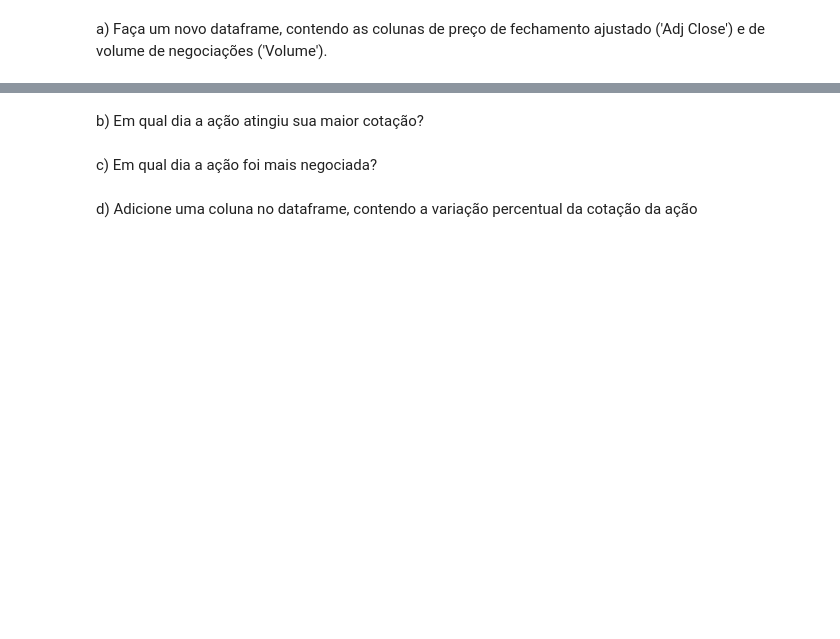
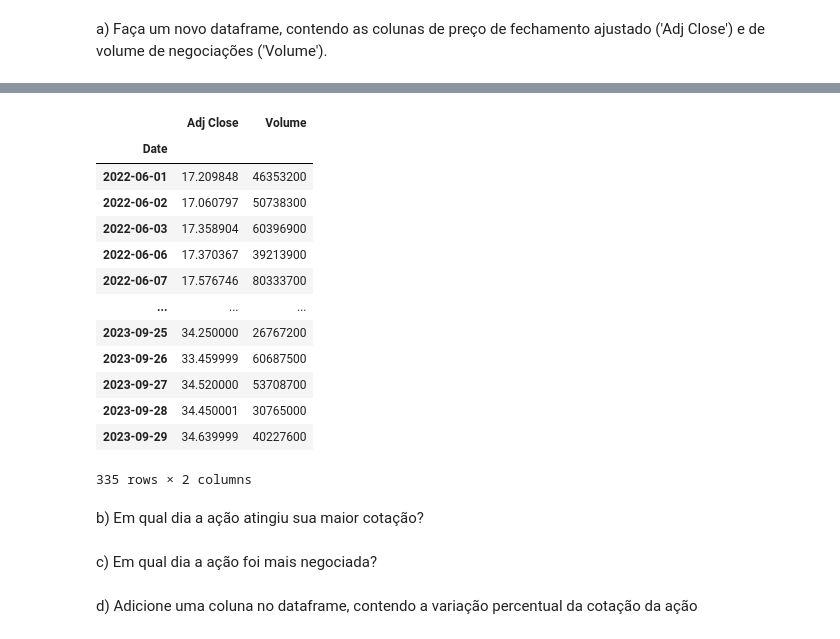
Before and after one commit to LuisOTSG/curso-feadev-python, a Jupyter notebook: Listas/lista6-respostas.ipynb, the cells around one changed output, grey strips where cells are left out. Saved outputs shown, nothing was run; the diff lists cells and outputs as text; code cells hidden in the pictures; blank space fills up the shorter version.

```diff
--- a/Listas/lista6-respostas.ipynb
+++ b/Listas/lista6-respostas.ipynb
@@ -100,2 +232,19 @@ a) Faça um novo dataframe, contendo as colunas de preço de fechamento ajustado
+# %%
+data[['Adj Close', 'Volume']]
+# %% [output]
+|  | Adj Close | Volume |
+| Date |  |  |
+| 2022-06-01 | 17.209848 | 46353200 |
+| 2022-06-02 | 17.060797 | 50738300 |
+| 2022-06-03 | 17.358904 | 60396900 |
+| 2022-06-06 | 17.370367 | 39213900 |
+| 2022-06-07 | 17.576746 | 80333700 |
+| ... | ... | ... |
+| 2023-09-25 | 34.250000 | 26767200 |
+| 2023-09-26 | 33.459999 | 60687500 |
+| 2023-09-27 | 34.520000 | 53708700 |
+| 2023-09-28 | 34.450001 | 30765000 |
+| 2023-09-29 | 34.639999 | 40227600 |
+335 rows × 2 columns
 # %% [markdown]
 b) Em qual dia a ação atingiu sua maior cotação?
```
Also changed, not shown: parts of 19 cells of this notebook, 1 other file.
